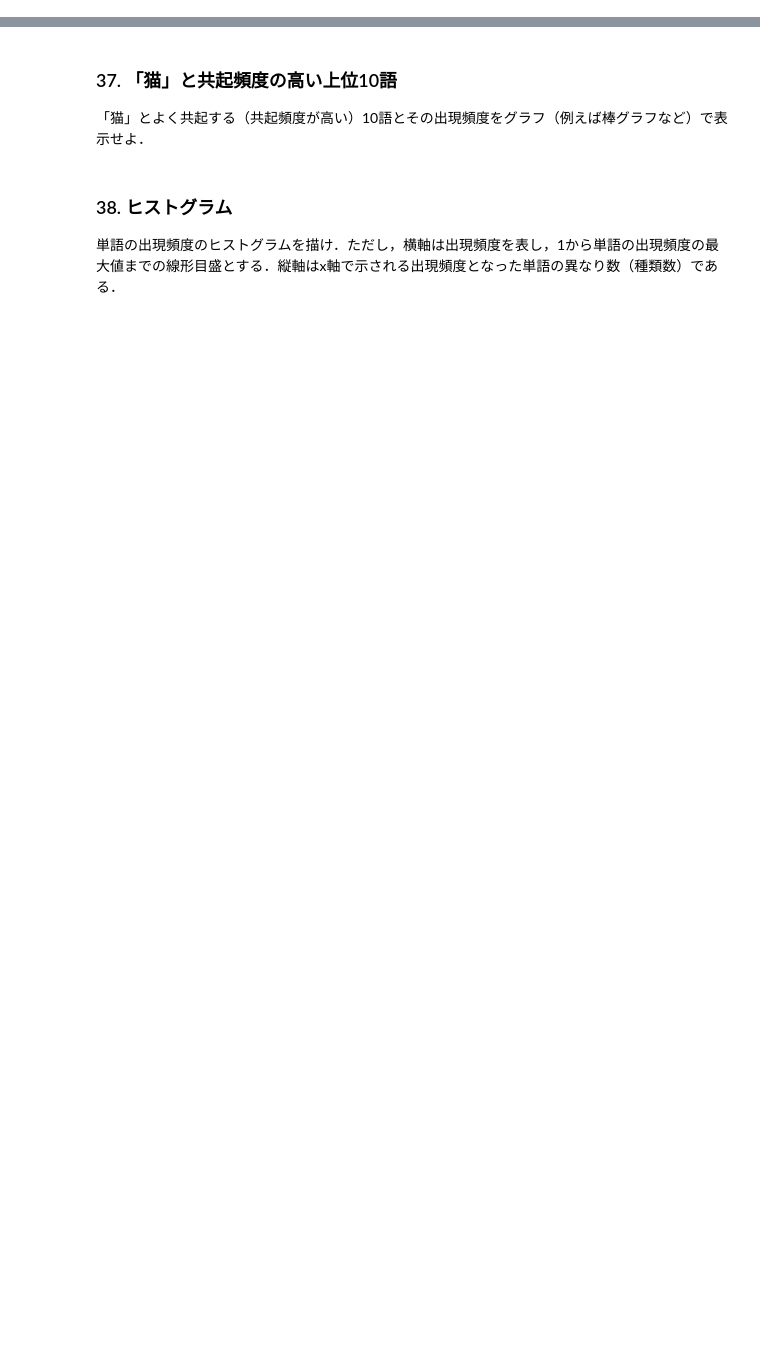
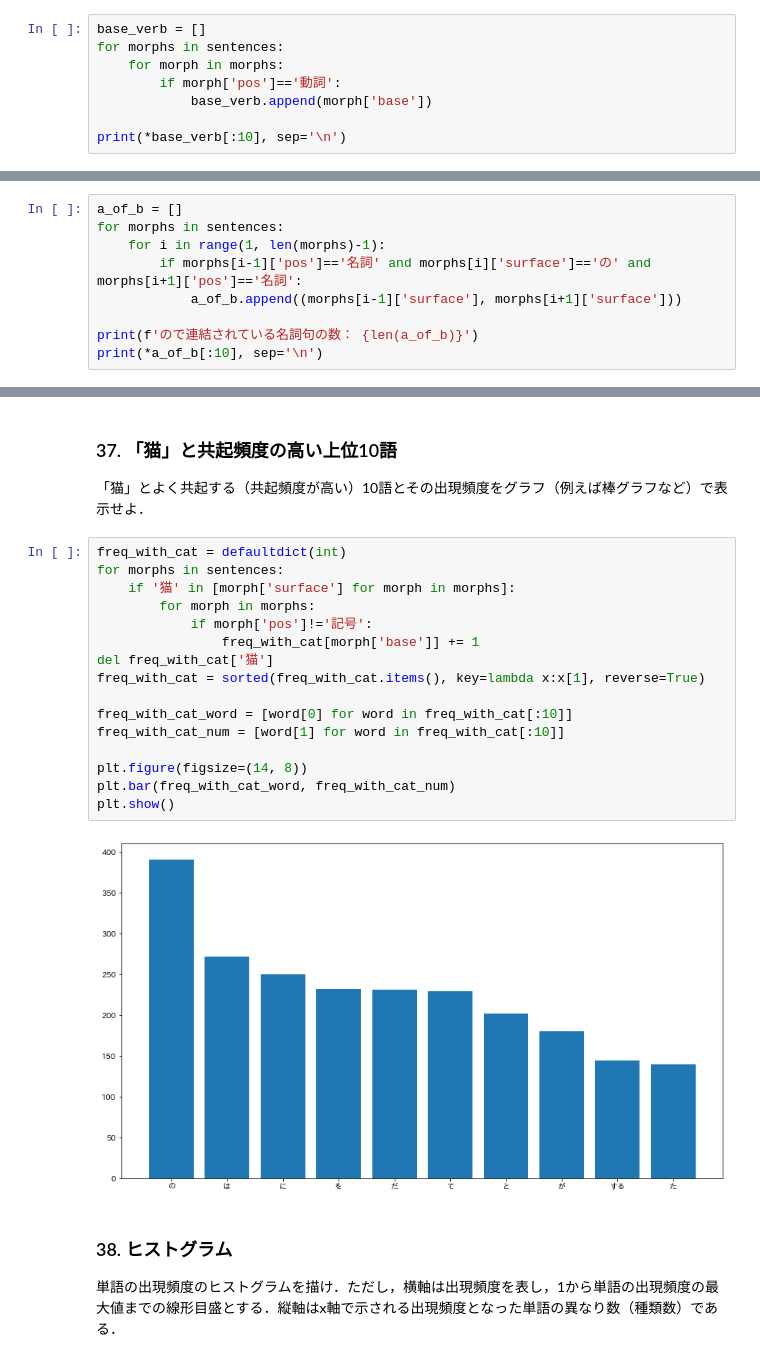
Before and after one commit to 223mle/NLP-100knocks, a Jupyter notebook: ch04.ipynb, the cells around one changed output, grey strips where cells are left out. Drawn from its saved outputs; the diff is of its cells as text; blank space fills up the shorter version.

```diff
--- a/ch04.ipynb
+++ b/ch04.ipynb
@@ -16,3 +97,11 @@ print('Hello Google Colab')
 # %% [markdown]
 ### 32. 動詞の基本形
 動詞の基本形をすべて抽出せよ．
+# %%
+base_verb = []
+for morphs in sentences:
+    for morph in morphs:
+        if morph['pos']=='動詞':
+            base_verb.append(morph['base'])
+
+print(*base_verb[:10], sep='\n')
@@ -19,3 +119,12 @@ print('Hello Google Colab')
 # %% [markdown]
 ### 33. 「AのB」
 2つの名詞が「の」で連結されている名詞句を抽出せよ
+# %%
+a_of_b = []
+for morphs in sentences:
+    for i in range(1, len(morphs)-1):
+        if morphs[i-1]['pos']=='名詞' and morphs[i]['surface']=='の' and morphs[i+1]['pos']=='名詞':
+            a_of_b.append((morphs[i-1]['surface'], morphs[i+1]['surface']))
+
+print(f'ので連結されている名詞句の数： {len(a_of_b)}')
+print(*a_of_b[:10], sep='\n')
@@ -31,6 +242,24 @@ print('Hello Google Colab')
 # %% [markdown]
 ### 37. 「猫」と共起頻度の高い上位10語
 「猫」とよく共起する（共起頻度が高い）10語とその出現頻度をグラフ（例えば棒グラフなど）で表示せよ．
+# %%
+freq_with_cat = defaultdict(int)
+for morphs in sentences:
+    if '猫' in [morph['surface'] for morph in morphs]:
+        for morph in morphs:
+            if morph['pos']!='記号':
+                freq_with_cat[morph['base']] += 1
+del freq_with_cat['猫']
+freq_with_cat = sorted(freq_with_cat.items(), key=lambda x:x[1], reverse=True)
+
+freq_with_cat_word = [word[0] for word in freq_with_cat[:10]]
+freq_with_cat_num = [word[1] for word in freq_with_cat[:10]]
+
+plt.figure(figsize=(14, 8))
+plt.bar(freq_with_cat_word, freq_with_cat_num)
+plt.show()
+# %% [output]
+[figure, added]
 # %% [markdown]
 ### 38. ヒストグラム
 単語の出現頻度のヒストグラムを描け．ただし，横軸は出現頻度を表し，1から単語の出現頻度の最大値までの線形目盛とする．縦軸はx軸で示される出現頻度となった単語の異なり数（種類数）である．
```
Also changed, not shown: parts of 16 cells of this notebook.
